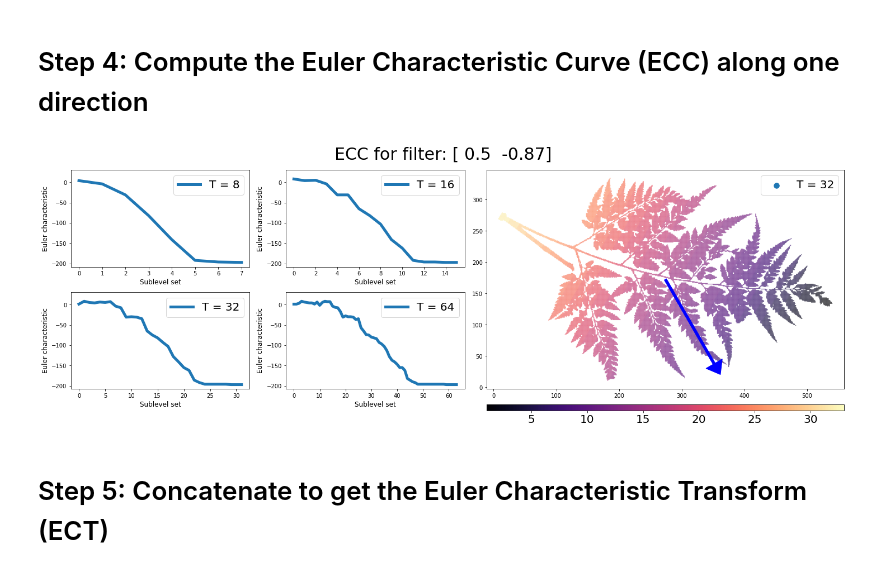
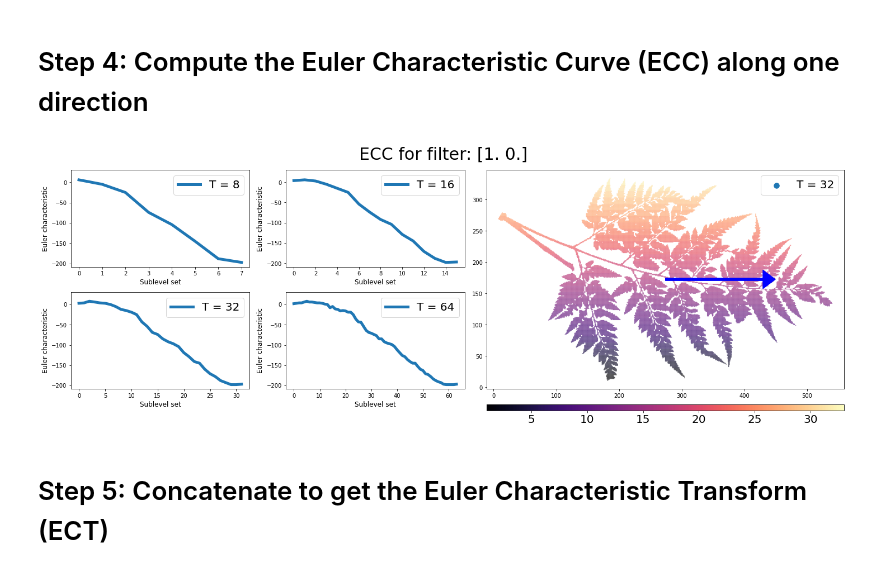
Before and after one commit to amezqui3/demeter, a Jupyter notebook: tutorial/nappn2022_shape_of_things_to_come.ipynb, the cells around one changed output. Drawn from its saved outputs; the diff is of its cells as text; code cells hidden in the pictures.

```diff
--- a/tutorial/nappn2022_shape_of_things_to_come.ipynb
+++ b/tutorial/nappn2022_shape_of_things_to_come.ipynb
@@ -699,12 +710,12 @@ def plot_ecc_filtration(CComplex, filtration, T, TT=32, title='title', ydot=(-30
     fig.suptitle('ECC for filter: {}'.format(title), fontsize=30);
 # %%
 T = [8,16,32,64,128]
-i = 20
+i = 0
 direction = circle_dirs[i, :]
 heights = np.sum(leaf.cells[0]*direction, axis=1)
 plot_ecc_filtration(leaf, heights, T, title=np.around(direction,2), ydot=(1,20), direction=direction)
 # %% [output]
-[figure, old version]
+[figure, new version]
 # %% [markdown]
 # Step 5: Concatenate to get the Euler Characteristic Transform (ECT)
 # %%
```
Also changed, not shown: parts of 18 cells of this notebook, 1 other file.
